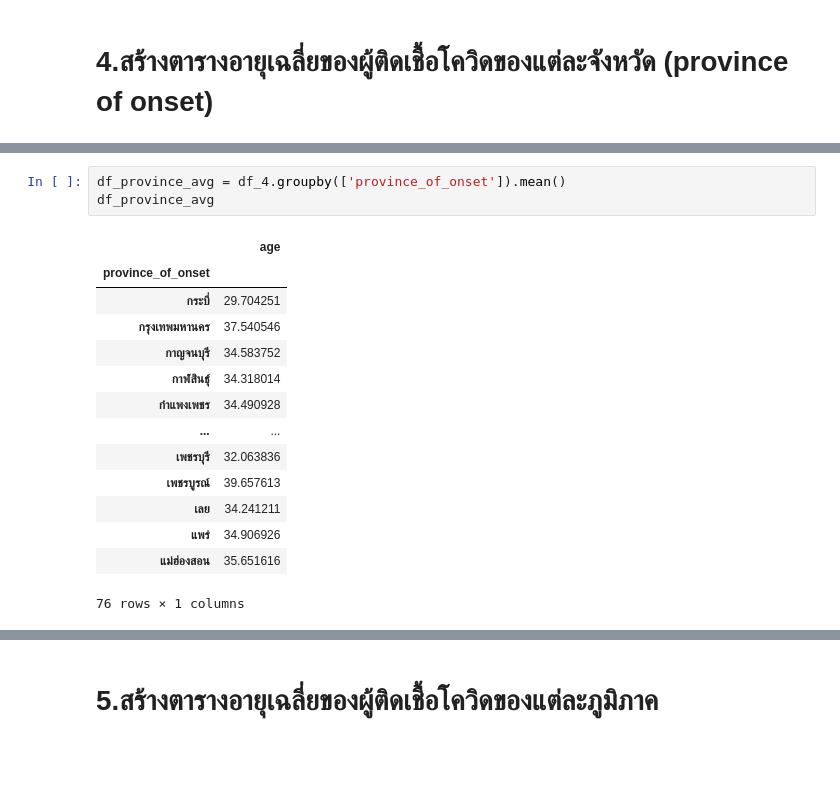
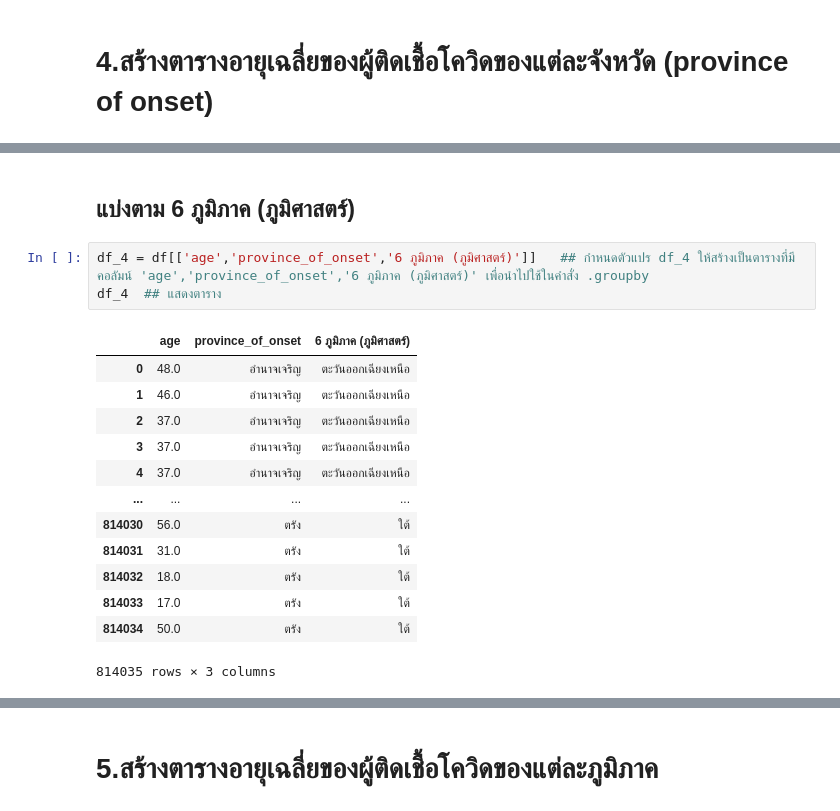
Before and after one commit to ThitiwatJtrsn/data_viz_2022, a Jupyter notebook: BasicPython&DataViz_midterm2022.ipynb, the cells around one changed output, grey strips where cells are left out. Saved outputs shown, nothing was run; the diff lists cells and outputs as text; blank space fills up the shorter version.

```diff
--- a/BasicPython&DataViz_midterm2022.ipynb
+++ b/BasicPython&DataViz_midterm2022.ipynb
@@ -752,18 +751,19 @@ df_4
-# %%
-df_province_avg = df_4.groupby(['province_of_onset']).mean()
-df_province_avg
-# %% [output]
-|  | age |
-| province_of_onset |  |
-| กระบี่ | 29.704251 |
-| กรุงเทพมหานคร | 37.540546 |
-| กาญจนบุรี | 34.583752 |
-| กาฬสินธุ์ | 34.318014 |
-| กำแพงเพชร | 34.490928 |
-| ... | ... |
-| เพชรบุรี | 32.063836 |
-| เพชรบูรณ์ | 39.657613 |
-| เลย | 34.241211 |
-| แพร่ | 34.906926 |
-| แม่ฮ่องสอน | 35.651616 |
-76 rows × 1 columns
+# %% [markdown]
+## แบ่งตาม 6 ภูมิภาค (ภูมิศาสตร์)
+# %%
+df_4 = df[['age','province_of_onset','6 ภูมิภาค (ภูมิศาสตร์)']]   ## กำหนดตัวแปร df_4 ให้สร้างเป็นตารางที่มีคอลัมน์ 'age','province_of_onset','6 ภูมิภาค (ภูมิศาสตร์)' เพื่อนำไปใช้ในคำสั่ง .groupby
+df_4  ## แสดงตาราง
+# %% [output]
+|  | age | province_of_onset | 6 ภูมิภาค (ภูมิศาสตร์) |
+| 0 | 48.0 | อำนาจเจริญ | ตะวันออกเฉียงเหนือ |
+| 1 | 46.0 | อำนาจเจริญ | ตะวันออกเฉียงเหนือ |
+| 2 | 37.0 | อำนาจเจริญ | ตะวันออกเฉียงเหนือ |
+| 3 | 37.0 | อำนาจเจริญ | ตะวันออกเฉียงเหนือ |
+| 4 | 37.0 | อำนาจเจริญ | ตะวันออกเฉียงเหนือ |
+| ... | ... | ... | ... |
+| 814030 | 56.0 | ตรัง | ใต้ |
+| 814031 | 31.0 | ตรัง | ใต้ |
+| 814032 | 18.0 | ตรัง | ใต้ |
+| 814033 | 17.0 | ตรัง | ใต้ |
+| 814034 | 50.0 | ตรัง | ใต้ |
+814035 rows × 3 columns
```
Also changed, not shown: parts of 102 cells of this notebook.
